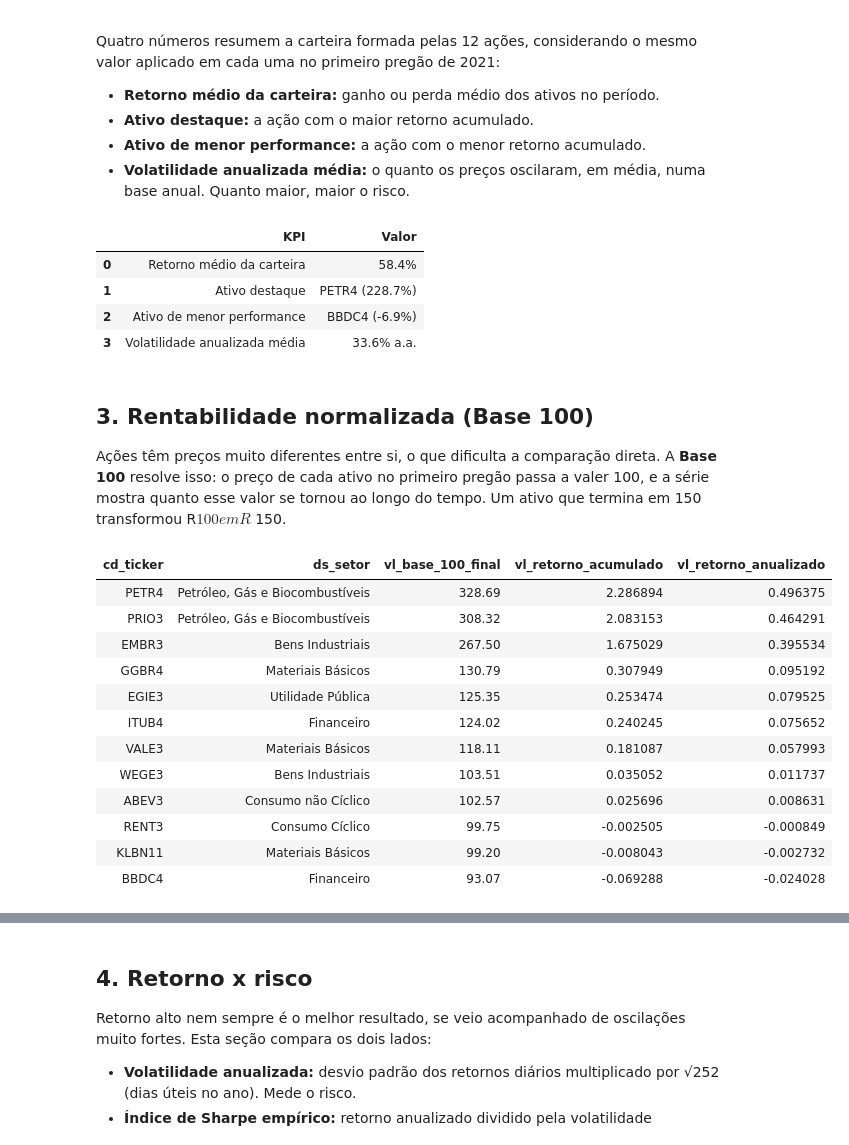
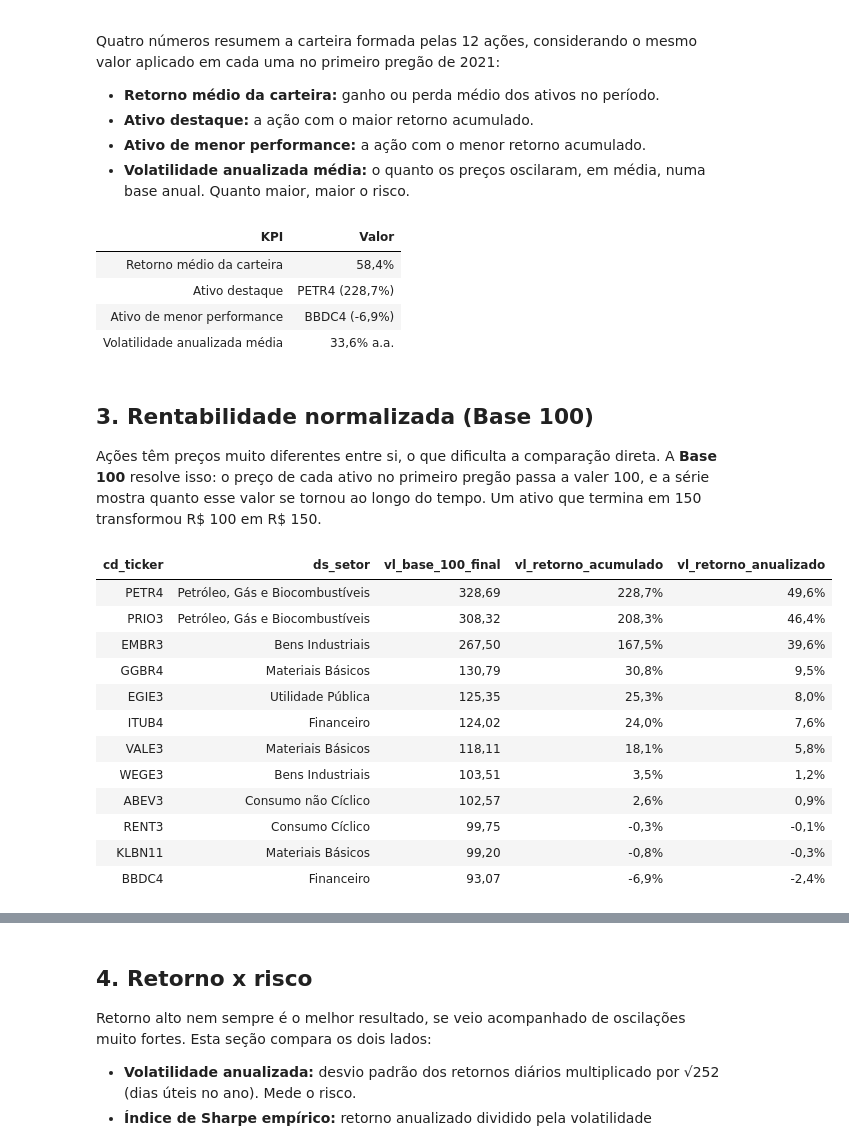
Before and after one commit to AnaysaLopes/b3-performance-acoes-2021-2023, a Jupyter notebook: notebooks/analise_exploratoria.ipynb, the cells around one changed output, grey strips where cells are left out. Cells and saved outputs as stored; diff of their text form; code cells hidden in the pictures.

```diff
--- a/notebooks/analise_exploratoria.ipynb
+++ b/notebooks/analise_exploratoria.ipynb
@@ -21,6 +21,7 @@ from pathlib import Path
 
 import pandas as pd
 import plotly.express as px
+import plotly.io as pio
 
 RAIZ = Path.cwd().parent if Path.cwd().name == "notebooks" else Path.cwd()
 sys.path.append(str(RAIZ))
@@ -29,11 +30,12 @@ from src import config
 from src.indicadores import juntar_fato_dim, kpis_carteira, preparar_recorte, resumo_por_ativo
 
 CORES = config.CORES_ATIVOS
+pio.renderers.default = "plotly_mimetype+png"
 
 
 def em_pct(tabela, colunas, casas=1):
     """Mostra as colunas em porcentagem, sem alterar os dados."""
-    return tabela.style.format({c: f"{{:.{casas}%}}" for c in colunas}).hide(axis="index")
+    return tabela.style.format({c: f"{{:.{casas}%}}" for c in colunas}, subset=colunas, decimal=",").hide(axis="index")
 # %% [markdown]
 ## 1. Qualidade da base
 
@@ -88,46 +90,51 @@ recorte = preparar_recorte(base)
 resumo = resumo_por_ativo(base)
 kpi = kpis_carteira(resumo)
 
+
+def pct(valor):
+    return f"{valor:.1%}".replace(".", ",")
+
+
 pd.DataFrame({
     "KPI": ["Retorno médio da carteira", "Ativo destaque", "Ativo de menor performance", "Volatilidade anualizada média"],
     "Valor": [
-        f"{kpi['retorno_medio_carteira']:.1%}",
-        f"{kpi['ativo_destaque']} ({kpi['retorno_ativo_destaque']:.1%})",
-        f"{kpi['ativo_menor_performance']} ({kpi['retorno_ativo_menor_performance']:.1%})",
-        f"{kpi['volatilidade_media']:.1%} a.a.",
+        pct(kpi["retorno_medio_carteira"]),
+        f"{kpi['ativo_destaque']} ({pct(kpi['retorno_ativo_destaque'])})",
+        f"{kpi['ativo_menor_performance']} ({pct(kpi['retorno_ativo_menor_performance'])})",
+        f"{pct(kpi['volatilidade_media'])} a.a.",
     ],
-})
+}).style.hide(axis="index")
 # %% [output]
-|  | KPI | Valor |
-| 0 | Retorno médio da carteira | 58.4% |
-| 1 | Ativo destaque | PETR4 (228.7%) |
-| 2 | Ativo de menor performance | BBDC4 (-6.9%) |
-| 3 | Volatilidade anualizada média | 33.6% a.a. |
+| KPI | Valor |
+| Retorno médio da carteira | 58,4% |
+| Ativo destaque | PETR4 (228,7%) |
+| Ativo de menor performance | BBDC4 (-6,9%) |
+| Volatilidade anualizada média | 33,6% a.a. |
 # %% [markdown]
 ## 3. Rentabilidade normalizada (Base 100)
 
 Ações têm preços muito diferentes entre si, o que dificulta a comparação direta.
 A **Base 100** resolve isso: o preço de cada ativo no primeiro pregão passa a valer 100, e a série mostra
-quanto esse valor se tornou ao longo do tempo. Um ativo que termina em 150 transformou R$ 100 em R$ 150.
+quanto esse valor se tornou ao longo do tempo. Um ativo que termina em 150 transformou R\$ 100 em R\$ 150.
 # %%
 p1 = resumo.sort_values("vl_retorno_acumulado", ascending=False)[
     ["cd_ticker", "ds_setor", "vl_base_100_final", "vl_retorno_acumulado", "vl_retorno_anualizado"]
 ]
-em_pct(p1, ["vl_retorno_acumulado", "vl_retorno_anualizado"]).format({"vl_base_100_final": "{:.2f}"})
+em_pct(p1, ["vl_retorno_acumulado", "vl_retorno_anualizado"]).format({"vl_base_100_final": "{:.2f}"}, subset=["vl_base_100_final"], decimal=",")
 # %% [output]
 | cd_ticker | ds_setor | vl_base_100_final | vl_retorno_acumulado | vl_retorno_anualizado |
-| PETR4 | Petróleo, Gás e Biocombustíveis | 328.69 | 2.286894 | 0.496375 |
-| PRIO3 | Petróleo, Gás e Biocombustíveis | 308.32 | 2.083153 | 0.464291 |
-| EMBR3 | Bens Industriais | 267.50 | 1.675029 | 0.395534 |
-| GGBR4 | Materiais Básicos | 130.79 | 0.307949 | 0.095192 |
-| EGIE3 | Utilidade Pública | 125.35 | 0.253474 | 0.079525 |
-| ITUB4 | Financeiro | 124.02 | 0.240245 | 0.075652 |
-| VALE3 | Materiais Básicos | 118.11 | 0.181087 | 0.057993 |
-| WEGE3 | Bens Industriais | 103.51 | 0.035052 | 0.011737 |
-| ABEV3 | Consumo não Cíclico | 102.57 | 0.025696 | 0.008631 |
-| RENT3 | Consumo Cíclico | 99.75 | -0.002505 | -0.000849 |
-| KLBN11 | Materiais Básicos | 99.20 | -0.008043 | -0.002732 |
-| BBDC4 | Financeiro | 93.07 | -0.069288 | -0.024028 |
+| PETR4 | Petróleo, Gás e Biocombustíveis | 328,69 | 228,7% | 49,6% |
+| PRIO3 | Petróleo, Gás e Biocombustíveis | 308,32 | 208,3% | 46,4% |
+| EMBR3 | Bens Industriais | 267,50 | 167,5% | 39,6% |
+| GGBR4 | Materiais Básicos | 130,79 | 30,8% | 9,5% |
+| EGIE3 | Utilidade Pública | 125,35 | 25,3% | 8,0% |
+| ITUB4 | Financeiro | 124,02 | 24,0% | 7,6% |
+| VALE3 | Materiais Básicos | 118,11 | 18,1% | 5,8% |
+| WEGE3 | Bens Industriais | 103,51 | 3,5% | 1,2% |
+| ABEV3 | Consumo não Cíclico | 102,57 | 2,6% | 0,9% |
+| RENT3 | Consumo Cíclico | 99,75 | -0,3% | -0,1% |
+| KLBN11 | Materiais Básicos | 99,20 | -0,8% | -0,3% |
+| BBDC4 | Financeiro | 93,07 | -6,9% | -2,4% |
 # %%
 fig = px.line(
     recorte, x="dt_pregao", y="vl_base_100", color="cd_ticker", color_discrete_map=CORES,
```
Also changed, not shown: parts of 14 cells of this notebook.
